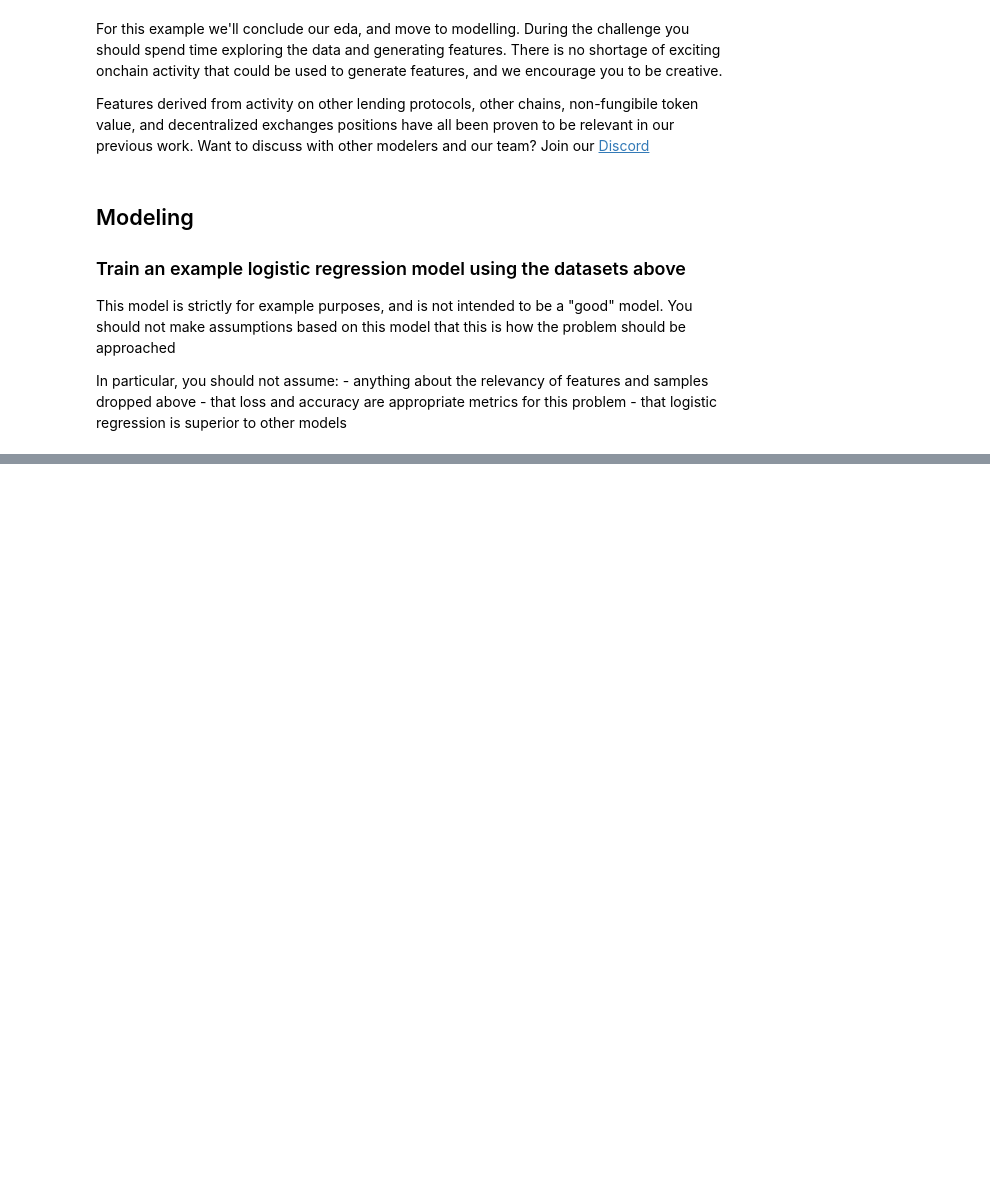
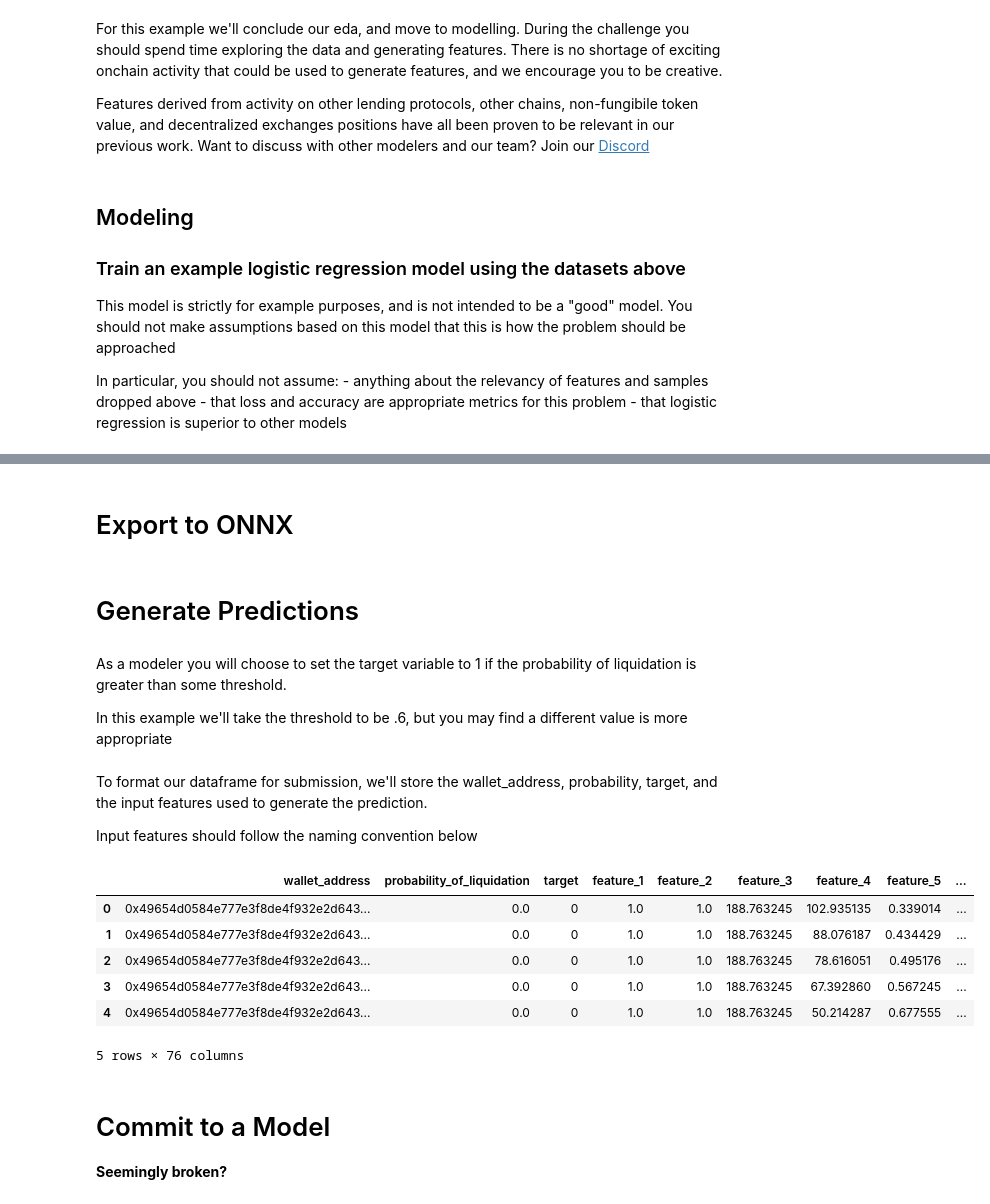
Before and after one commit to Spectral-Finance/challenge-1-modeler-starter-kit, a Jupyter notebook: modeler_starter_kit.ipynb, the cells around one changed output, grey strips where cells are left out. Cells and saved outputs as stored; diff of their text form; code cells hidden in the pictures; blank space fills up the shorter version.

Commit message:
feat: add commitment and submissions

```diff
--- a/modeler_starter_kit.ipynb
+++ b/modeler_starter_kit.ipynb
@@ -144,0 +405,2 @@ In particular, you should not assume:
+# %% [markdown]
+# Export to ONNX
@@ -144,0 +416,9 @@ In particular, you should not assume:
+# %%
+x = next(iter(test_features_batch)).numpy().tolist()
+data = dict(input_data = [x])
+json.dump(data, open('proofs/model_1_input.json', 'w'))
+# %% [markdown]
+# Generate Predictions
+# %%
+# Create a new dataframe for submission
+submission_dataframe = pd.DataFrame([])
@@ -144,0 +427,34 @@ In particular, you should not assume:
+# %% [markdown]
+As a modeler you will choose to set the target variable to 1 if the probability of liquidation is greater than some threshold.
+
+In this example we'll take the threshold to be .6, but you may find a different value is more appropriate
+# %%
+submission_dataframe['target'] = submission_dataframe['probability_of_liquidation'].apply(lambda x: 1 if x > .6 else 0)
+# %% [markdown]
+To format our dataframe for submission, we'll store the wallet_address, probability, target, and the input features used to generate the prediction.
+
+Input features should follow the naming convention below
+# %%
+
+df = pd.DataFrame([pd.Series(x) for x in submission_dataframe['input_for_prediction']])
+df.columns = ['feature_{}'.format(x+1) for x in df.columns]
+
+
+# Merge and save results
+submission_dataframe = submission_dataframe.merge(df, left_index=True, right_index=True).drop(columns=['input_for_prediction'])
+submission_dataframe.to_parquet('submissions/submission_dataframe.parquet')
+# %%
+submission_dataframe.head()
+# %% [output]
+|  | wallet_address | probability_of_liquidation | target | feature_1 | feature_2 | feature_3 | feature_4 | feature_5 | ... |
+| 0 | 0x49654d0584e777e3f8de4f932e2d643... | 0.0 | 0 | 1.0 | 1.0 | 188.763245 | 102.935135 | 0.339014 | ... |
+| 1 | 0x49654d0584e777e3f8de4f932e2d643... | 0.0 | 0 | 1.0 | 1.0 | 188.763245 | 88.076187 | 0.434429 | ... |
+| 2 | 0x49654d0584e777e3f8de4f932e2d643... | 0.0 | 0 | 1.0 | 1.0 | 188.763245 | 78.616051 | 0.495176 | ... |
+| 3 | 0x49654d0584e777e3f8de4f932e2d643... | 0.0 | 0 | 1.0 | 1.0 | 188.763245 | 67.392860 | 0.567245 | ... |
+| 4 | 0x49654d0584e777e3f8de4f932e2d643... | 0.0 | 0 | 1.0 | 1.0 | 188.763245 | 50.214287 | 0.677555 | ... |
+5 rows × 76 columns
+# %% [markdown]
+# Commit to a Model
+
+
+**Seemingly broken?**
```
Also changed, not shown: parts of 22 cells of this notebook.
